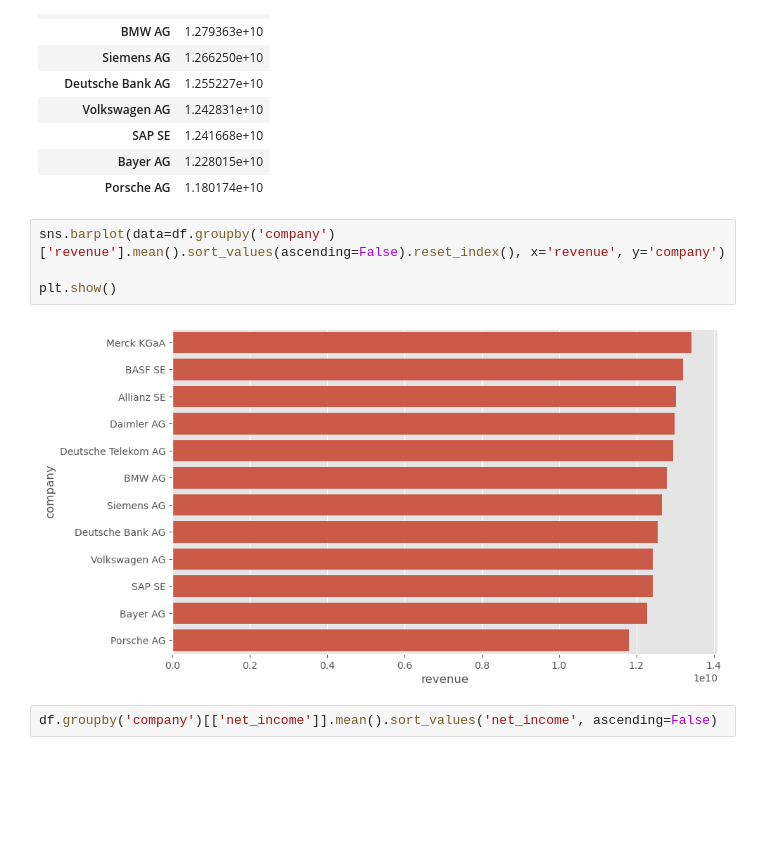
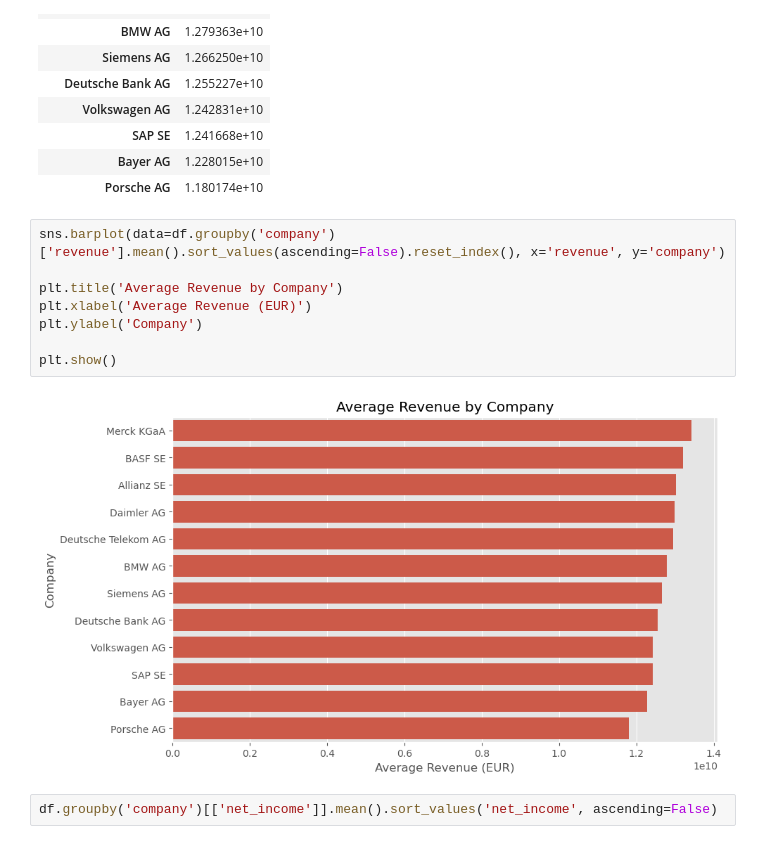
Before and after one commit to ozbakislar/deutsche-unternehmen-datenanalyse, a Jupyter notebook: notebooks/deutsche_unternehmen_datenanalyse_en.ipynb, the cells around one changed output. Saved outputs shown, nothing was run; the diff lists cells and outputs as text; blank space fills up the shorter version.

```diff
--- a/notebooks/deutsche_unternehmen_datenanalyse_en.ipynb
+++ b/notebooks/deutsche_unternehmen_datenanalyse_en.ipynb
@@ -680,9 +679,13 @@ df.groupby('company')[['revenue']].mean().sort_values('revenue', ascending=False
 # %%
 sns.barplot(data=df.groupby('company')['revenue'].mean().sort_values(ascending=False).reset_index(), x='revenue', y='company')
 
+plt.title('Average Revenue by Company')
+plt.xlabel('Average Revenue (EUR)')
+plt.ylabel('Company')
+
 plt.show()
 # %% [output]
-[figure, old version]
+[figure, new version]
 # %%
 df.groupby('company')[['net_income']].mean().sort_values('net_income', ascending=False)
 # %% [output]
```
Also changed, not shown: parts of 28 cells of this notebook, 2 other files.
